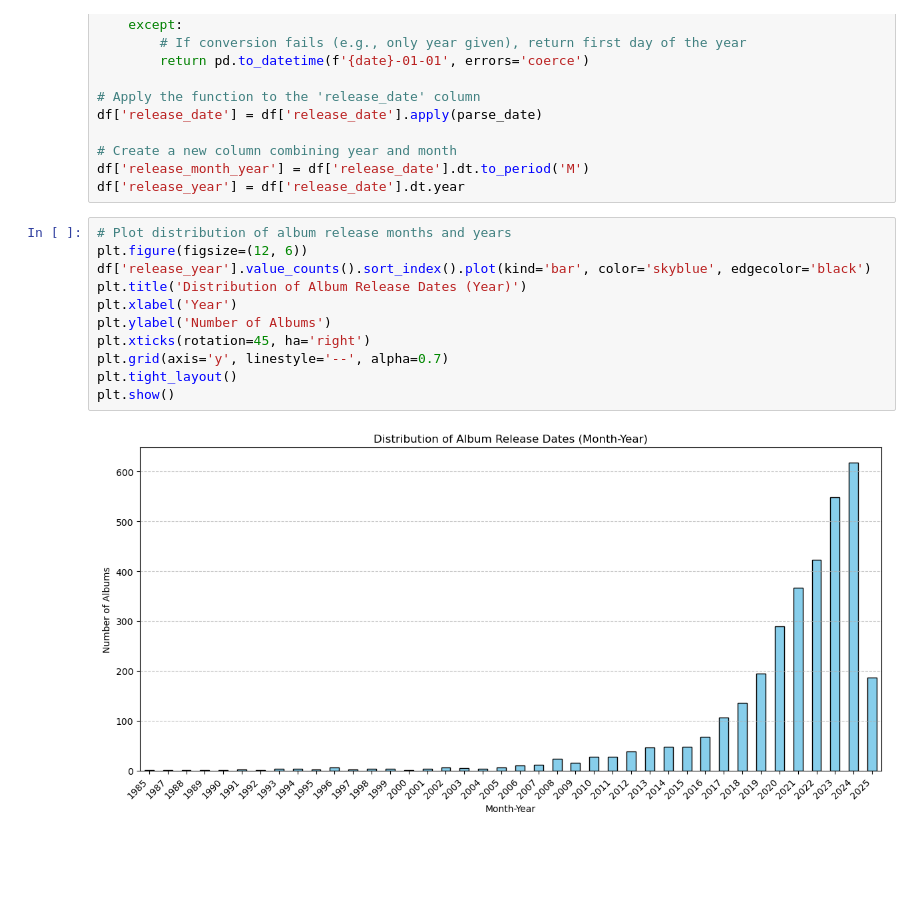
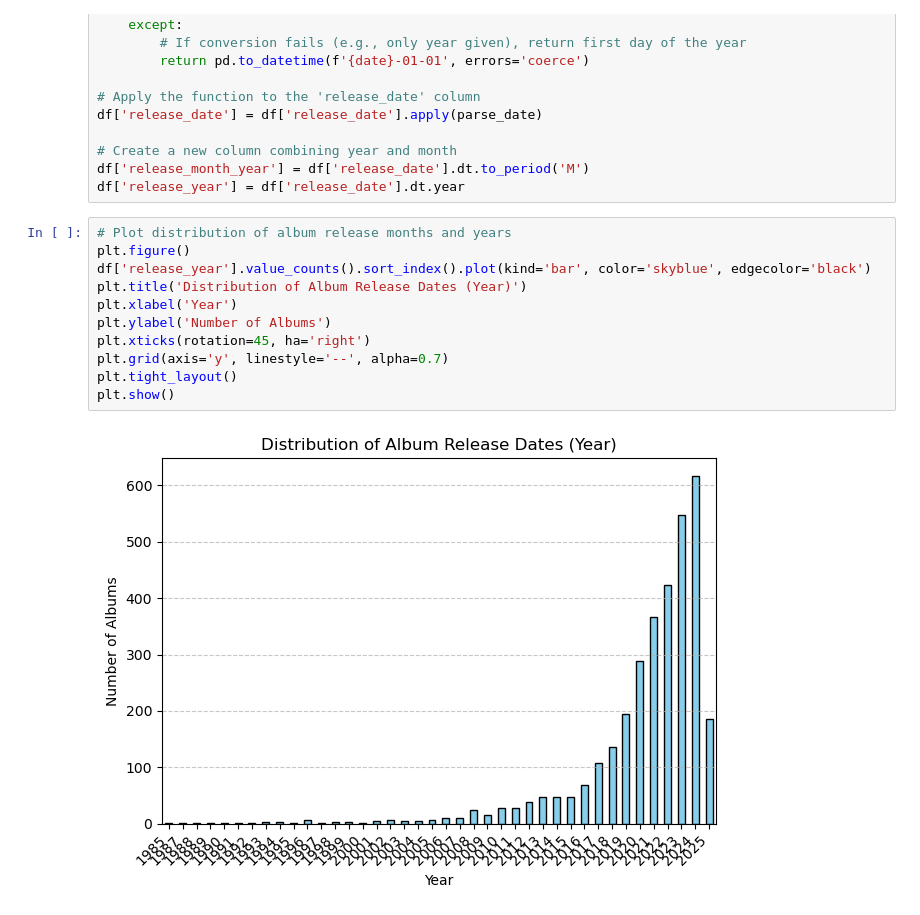
Before and after one commit to marie-vaughan/6600_final_project, a Jupyter notebook: data/new/eda.ipynb, the cells around one changed output. Cells and saved outputs as stored; diff of their text form; blank space fills up the shorter version.

```diff
--- a/data/new/eda.ipynb
+++ b/data/new/eda.ipynb
@@ -21,16 +22,16 @@ df['release_month_year'] = df['release_date'].dt.to_period('M')
 df['release_year'] = df['release_date'].dt.year
 # %%
 # Plot distribution of album release months and years
-plt.figure(figsize=(12, 6))
+plt.figure()
 df['release_year'].value_counts().sort_index().plot(kind='bar', color='skyblue', edgecolor='black')
 plt.title('Distribution of Album Release Dates (Year)')
 plt.xlabel('Year')
 plt.ylabel('Number of Albums')
 plt.xticks(rotation=45, ha='right')
 plt.grid(axis='y', linestyle='--', alpha=0.7)
 plt.tight_layout()
 plt.show()
 # %% [output]
-[figure, old version]
+[figure, new version]
 # %%
 # Plot distribution of album popularity
```
Also changed, not shown: parts of 14 cells of this notebook.
